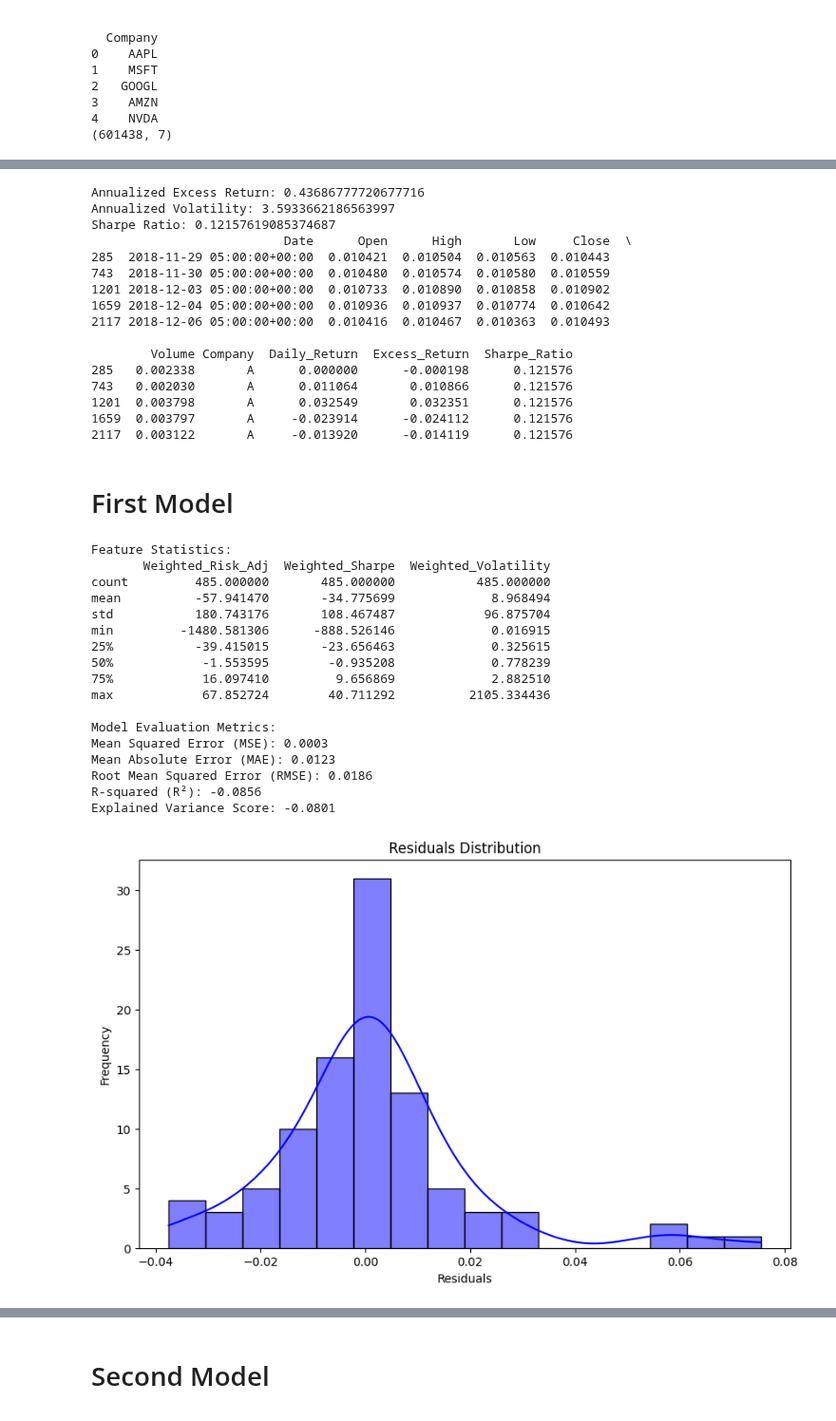
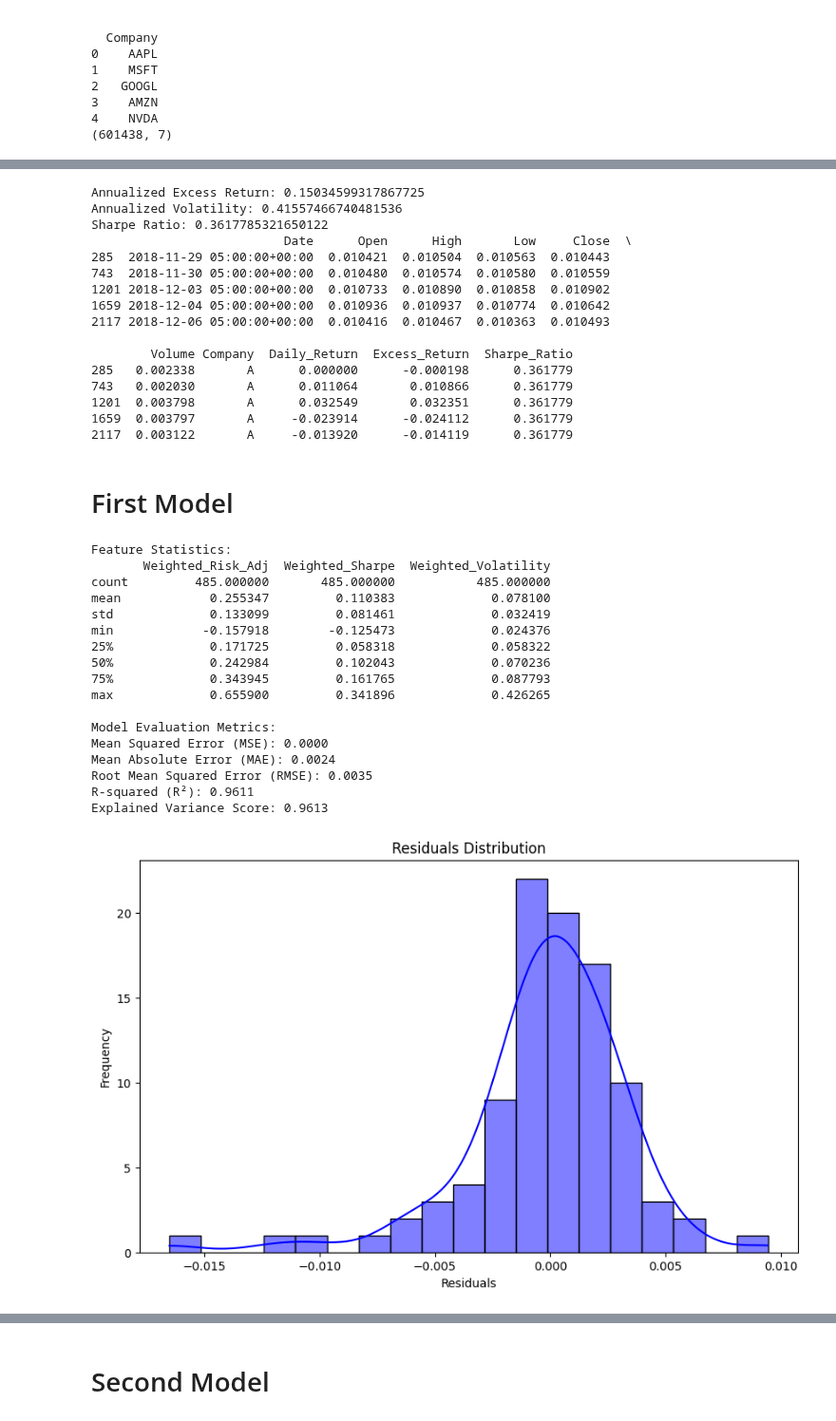
Before and after one commit to cs-151a/cs-151a, a Jupyter notebook: stocks.ipynb, the cells around one changed output, grey strips where cells are left out. Shown at 95% size. Saved outputs shown, nothing was run; the diff lists cells and outputs as text; code cells hidden in the pictures.

```diff
--- a/stocks.ipynb
+++ b/stocks.ipynb
@@ -338,23 +338,11 @@ print(ranked_results)
 # %%
 dfCopy = data.df.copy()
 dfCopy = dfCopy.sort_values(by=['Company', 'Date'])
-# dfCopy['Close'] = dfCopy['Close'].replace(0, np.finfo(float).eps)
-# dfCopy['Daily_Return'] = dfCopy['Close'].pct_change()
-# print(min(dfCopy["Close"]))
-
-# # Check if any value is infinite
-# has_inf = np.isinf(dfCopy['Daily_Return']).any()
-
-# if has_inf:
-#     print("Column contains inf values.")
+dfCopy['Daily_Return'] = dfCopy.groupby('Company')['Close'].pct_change()
+dfCopy['Daily_Return'] = dfCopy['Daily_Return'].fillna(0)  # Replace NaN with 0
+dfCopy = dfCopy.replace([np.inf, -np.inf], 0)
 
 risk_free_rate = 0.05 / 252  # just a 5% annual risk-free rate divided by 252 trading days for example
-
-# Manually perform pct_change() and replace NaNs/Infinity with 0
-dfCopy['Daily_Return'] = dfCopy['Close'].diff() / dfCopy['Close'].shift()
-dfCopy['Daily_Return'] = dfCopy['Daily_Return'].fillna(0)  # Replace NaN with 0
-dfCopy.loc[df['Close'].shift() == 0, 'Daily_Return'] = 0  # Handle cases where the previous value is 0
-dfCopy = dfCopy.replace([np.inf, -np.inf], 0)
 
 # 1. Calculate excess returns above risk-free rate
 dfCopy['Excess_Return'] = dfCopy['Daily_Return'] - risk_free_rate
@@ -379,9 +367,9 @@ dfCopy['Sharpe_Ratio'] = sharpe_ratio
 
 print(dfCopy.head())
 # %% [output]
-Annualized Excess Return: 0.43686777720677716
-Annualized Volatility: 3.5933662186563997
-Sharpe Ratio: 0.12157619085374687
+Annualized Excess Return: 0.15034599317867725
+Annualized Volatility: 0.41557466740481536
+Sharpe Ratio: 0.3617785321650122
                           Date      Open      High       Low     Close  \
 285  2018-11-29 05:00:00+00:00  0.010421  0.010504  0.010563  0.010443
 743  2018-11-30 05:00:00+00:00  0.010480  0.010574  0.010580  0.010559
@@ -390,11 +378,11 @@ Sharpe Ratio: 0.12157619085374687
 2117 2018-12-06 05:00:00+00:00  0.010416  0.010467  0.010363  0.010493
 
         Volume Company  Daily_Return  Excess_Return  Sharpe_Ratio
-285   0.002338       A      0.000000      -0.000198      0.121576
-743   0.002030       A      0.011064       0.010866      0.121576
-1201  0.003798       A      0.032549       0.032351      0.121576
-1659  0.003797       A     -0.023914      -0.024112      0.121576
-2117  0.003122       A     -0.013920      -0.014119      0.121576
+285   0.002338       A      0.000000      -0.000198      0.361779
+743   0.002030       A      0.011064       0.010866      0.361779
+1201  0.003798       A      0.032549       0.032351      0.361779
+1659  0.003797       A     -0.023914      -0.024112      0.361779
+2117  0.003122       A     -0.013920      -0.014119      0.361779
 # %% [markdown]
 # First Model
 # %%
@@ -444,11 +432,10 @@ class StockPredictionModel:
 
     def prepare_features(self):
         # Calculate daily returns and Sharpe ratio components
-        # self.df['Daily_Returns'] = self.df.groupby('Company')['Close'].pct_change()
-        self.df['Daily_Returns'] = self.df['Close'].diff() / self.df['Close'].shift()
+        self.df['Daily_Returns'] = self.df.groupby('Company')['Close'].pct_change()
         self.df['Daily_Returns'] = self.df['Daily_Returns'].fillna(0)  # Replace NaN with 0
-        self.df.loc[df['Close'].shift() == 0, 'Daily_Returns'] = 0  # Handle cases where the previous value is 0
         self.df = self.df.replace([np.inf, -np.inf], 0)
+
         self.df['Excess_Returns'] = self.df['Daily_Returns'] - self.risk_free_rate
 
         company_metrics = []
@@ -469,17 +456,9 @@ class StockPredictionModel:
                 risk_adj_return = ann_return / volatility if volatility != 0 else 0
 
                 # Price trends
-                #future_return = company_data['Close'].pct_change(periods=30).mean()
-                # Calculate future returns manually for a 30-period shift
-                # Calculate future returns as a list or Series
-                future_returns = (company_data['Close'].shift(-30) - company_data['Close']) / company_data['Close']
-
-                # Handle NaN and infinity
+                future_returns = company_data['Close'].pct_change(periods=30)
                 future_returns = future_returns.fillna(0)  # Replace NaN with 0
                 future_returns = future_returns.replace([np.inf, -np.inf], 0)  # Replace infinity with 0
-
-                # Handle cases where 'Close' is 0
-                future_returns[company_data['Close'] == 0] = 0
 
                 # Calculate the mean future return
                 future_return = future_returns.mean()
@@ -642,43 +621,43 @@ class StockPredictionModel:
             final_score = 2 * (composite_score - composite_score.min()) / (composite_score.max() - composite_score.min()) - 1
             results = pd.DataFrame({
                 'Company': companies,
                 'Score': final_score
             })
 
             results = results.sort_values('Score', ascending=False).reset_index(drop=True)
 
             print("\nTop 10 Stocks:")
             print(results.head(10))
             print("\nBottom 10 Stocks:")
             print(results.tail(10))
 
             results.to_csv('stock_scores.csv', index=False)
 
             return results
 
         except Exception as e:
             print(f"Error in calculate_final_scores: {str(e)}")
             raise
 
 model = StockPredictionModel(data.df)
 mse, r2, feature_importance = model.train_model()
 final_scores = model.calculate_final_scores()
 # %% [output]
 Feature Statistics:
        Weighted_Risk_Adj  Weighted_Sharpe  Weighted_Volatility
 count         485.000000       485.000000           485.000000
-mean          -57.941470       -34.775699             8.968494
-std           180.743176       108.467487            96.875704
-min         -1480.581306      -888.526146             0.016915
-25%           -39.415015       -23.656463             0.325615
-50%            -1.553595        -0.935208             0.778239
-75%            16.097410         9.656869             2.882510
-max            67.852724        40.711292          2105.334436
+mean            0.255347         0.110383             0.078100
+std             0.133099         0.081461             0.032419
+min            -0.157918        -0.125473             0.024376
+25%             0.171725         0.058318             0.058322
+50%             0.242984         0.102043             0.070236
+75%             0.343945         0.161765             0.087793
+max             0.655900         0.341896             0.426265
 
 Model Evaluation Metrics:
-Mean Squared Error (MSE): 0.0003
-Mean Absolute Error (MAE): 0.0123
-Root Mean Squared Error (RMSE): 0.0186
-R-squared (R²): -0.0856
-Explained Variance Score: -0.0801
+Mean Squared Error (MSE): 0.0000
+Mean Absolute Error (MAE): 0.0024
+Root Mean Squared Error (RMSE): 0.0035
+R-squared (R²): 0.9611
+Explained Variance Score: 0.9613
-[figure, old version]
+[figure, new version]
```
Also changed, not shown: parts of 1 cell of this notebook, 1 other file.
